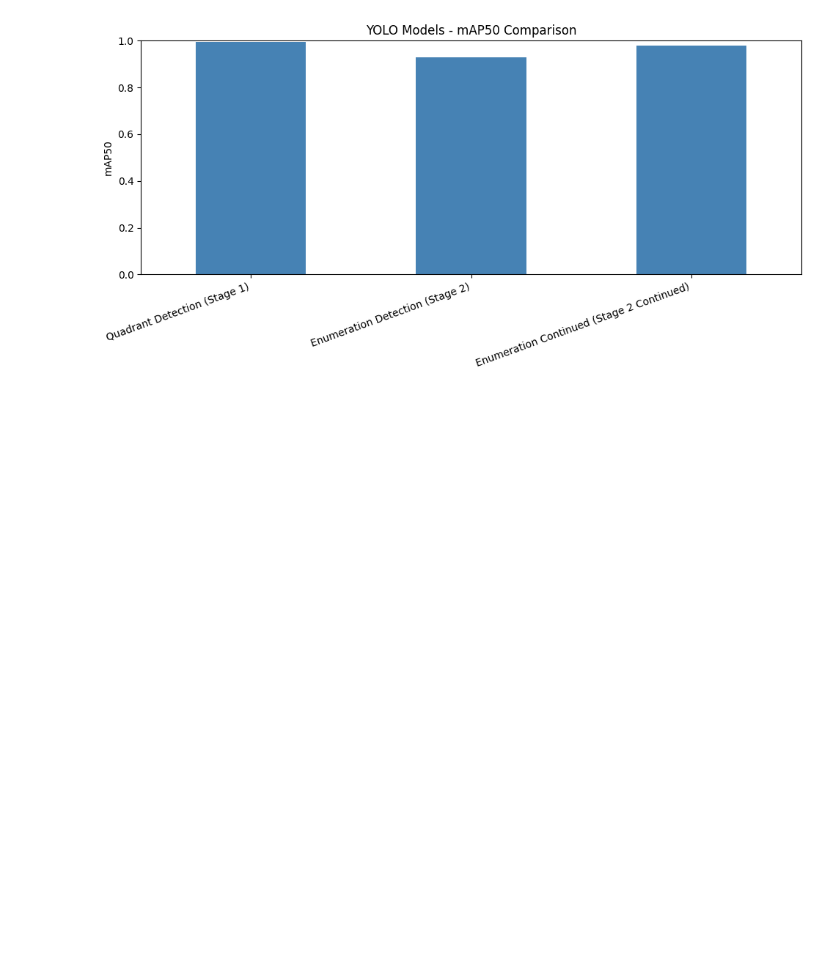
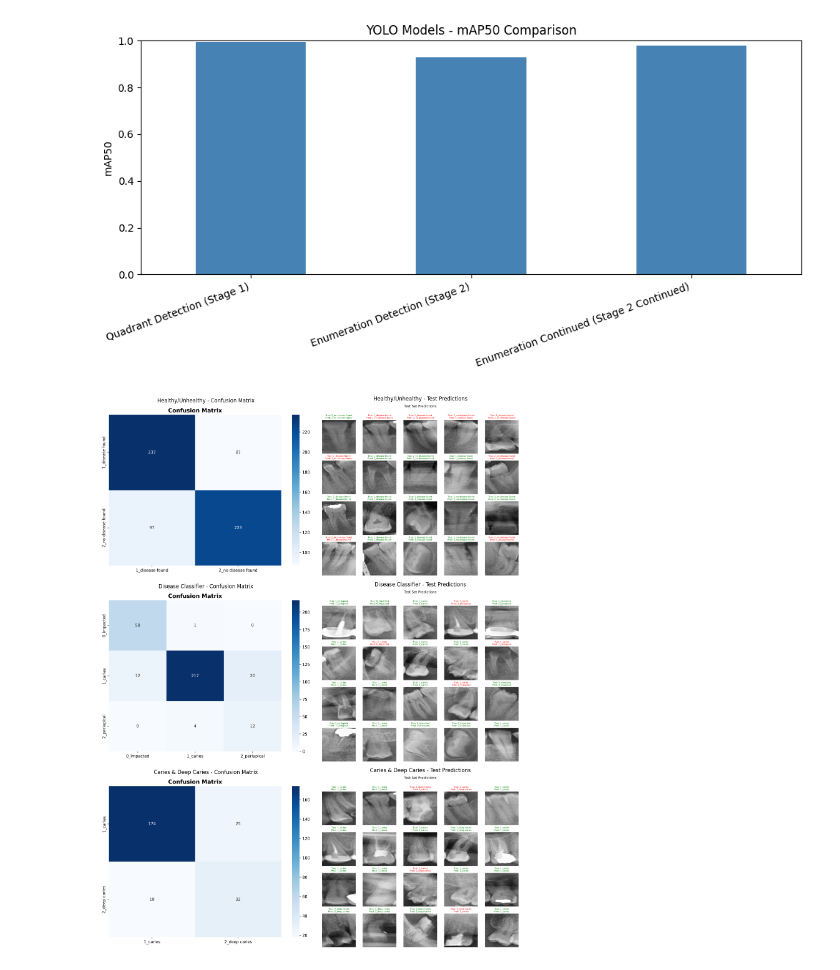
Before and after one commit to abdubakr77/dental-xray-ai, a Jupyter notebook: Notebooks/10_evaluation.ipynb, the cells around one changed output. Drawn from its saved outputs; the diff is of its cells as text; code cells hidden in the pictures; blank space fills up the shorter version.

Commit message:
docs(evaluation): add classifier evaluation summary

```diff
--- a/Notebooks/10_evaluation.ipynb
+++ b/Notebooks/10_evaluation.ipynb
@@ -43,3 +43,24 @@ plt.savefig('../Runs/yolo_models_comparison.png', dpi=150)
 plt.show()
 # %% [output]
 [figure]
+# %%
+classifiers = {
+    'Healthy/Unhealthy': os.path.join(RUNS_ROOT, 'Stage 3', 'Healthy & Un-Healthy Classifier'),
+    'Disease Classifier': os.path.join(RUNS_ROOT, 'Stage 3', 'Disease Classifier'),
+    'Caries & Deep Caries': os.path.join(RUNS_ROOT, 'Stage 3', 'Caries & Deep Caries Classifier'),
+}
+
+fig, axes = plt.subplots(len(classifiers), 2, figsize=(14, 6 * len(classifiers)))
+
+for i, (name, path) in enumerate(classifiers.items()):
+    cm_img = mpimg.imread(os.path.join(path, 'confusion_matrix.png'))
+    pred_img = mpimg.imread(os.path.join(path, 'test_set_predicted.png'))
+
+    axes[i, 0].imshow(cm_img); axes[i, 0].set_title(f'{name} - Confusion Matrix'); axes[i, 0].axis('off')
+    axes[i, 1].imshow(pred_img); axes[i, 1].set_title(f'{name} - Test Predictions'); axes[i, 1].axis('off')
+
+plt.tight_layout()
+plt.savefig('../Runs/Stage 3/final_classifiers_summary.png', dpi=150, bbox_inches='tight')
+plt.show()
+# %% [output]
+[figure, added]
```
